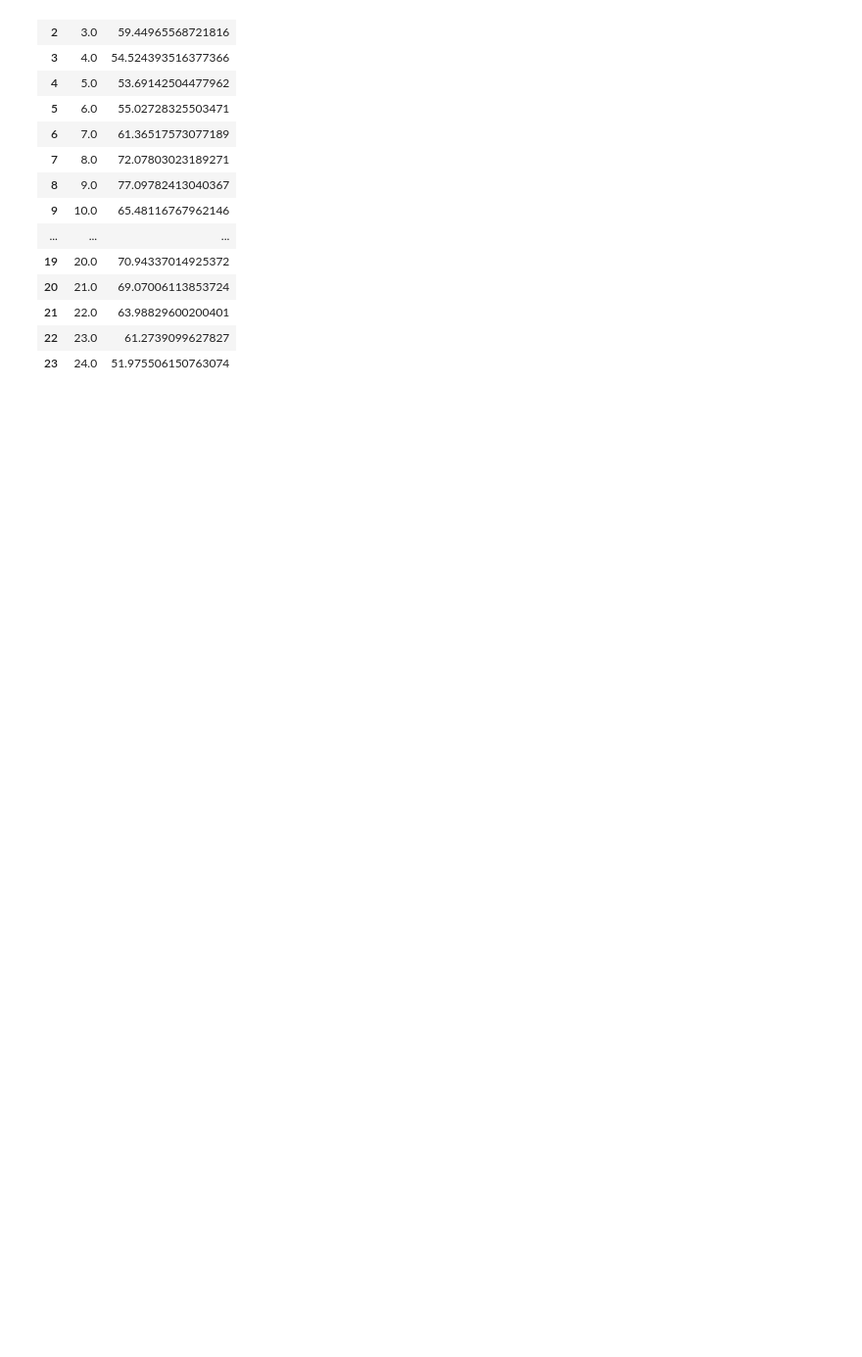
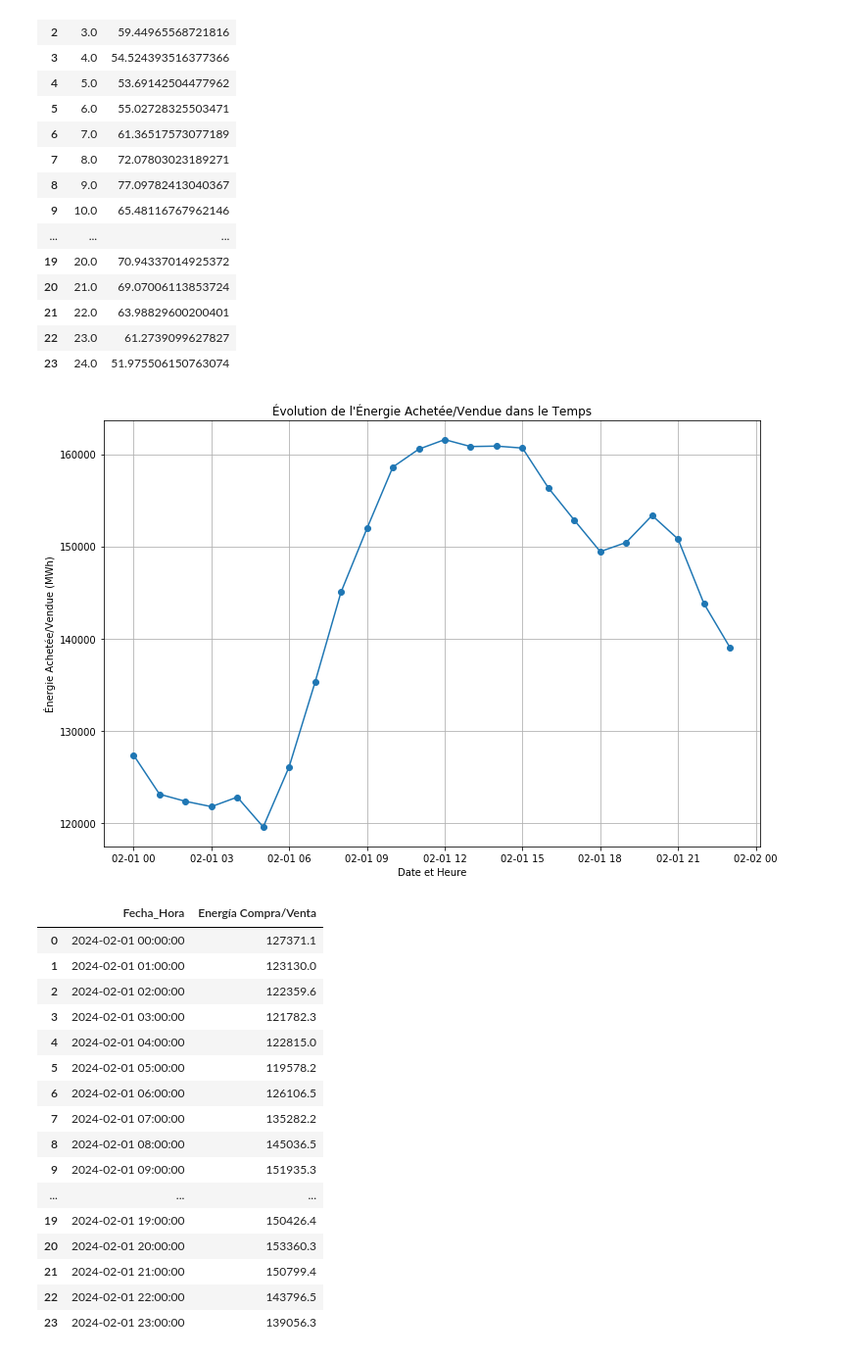
Before and after one commit to joseluissanchezr/analisis_datos, a Jupyter notebook: Grupo_3/visualisation.ipynb, the cells around one changed output. Shown at 98% size. Saved outputs shown, nothing was run; the diff lists cells and outputs as text; code cells hidden in the pictures; blank space fills up the shorter version.

```diff
--- a/Grupo_3/visualisation.ipynb
+++ b/Grupo_3/visualisation.ipynb
@@ -385,3 +362,42 @@ equilibrium_df
 | 21 | 22.0 | 63.98829600200401 |
 | 22 | 23.0 | 61.2739099627827 |
 | 23 | 24.0 | 51.975506150763074 |
+# %%
+# PREVISION Test
+# Convertir la colonne 'Fecha' en datetime
+df['Fecha'] = pd.to_datetime(df['Fecha'], format='%d/%m/%Y')
+
+# Agréger les données par date et heure pour obtenir la somme de l'énergie achetée/vendue
+df['Fecha_Hora'] = df['Fecha'] + pd.to_timedelta(df['Hora'] - 1, unit='h')
+energy_per_hour = df.groupby('Fecha_Hora')['Energía Compra/Venta'].sum().reset_index()
+
+# Tracer la courbe de l'évolution de l'énergie achetée/vendue dans le temps
+plt.figure(figsize=(12, 8))
+plt.plot(energy_per_hour['Fecha_Hora'], energy_per_hour['Energía Compra/Venta'], marker='o', linestyle='-')
+plt.title("Évolution de l'Énergie Achetée/Vendue dans le Temps")
+plt.xlabel('Date et Heure')
+plt.ylabel('Énergie Achetée/Vendue (MWh)')
+plt.grid(True)
+plt.show()
+
+# Afficher le DataFrame de l'énergie achetée/vendue par heure
+energy_per_hour
+# %% [output]
+[figure, added]
+|  | Fecha_Hora | Energía Compra/Venta |
+| 0 | 2024-02-01 00:00:00 | 127371.1 |
+| 1 | 2024-02-01 01:00:00 | 123130.0 |
+| 2 | 2024-02-01 02:00:00 | 122359.6 |
+| 3 | 2024-02-01 03:00:00 | 121782.3 |
+| 4 | 2024-02-01 04:00:00 | 122815.0 |
+| 5 | 2024-02-01 05:00:00 | 119578.2 |
+| 6 | 2024-02-01 06:00:00 | 126106.5 |
+| 7 | 2024-02-01 07:00:00 | 135282.2 |
+| 8 | 2024-02-01 08:00:00 | 145036.5 |
+| 9 | 2024-02-01 09:00:00 | 151935.3 |
+| ... | ... | ... |
+| 19 | 2024-02-01 19:00:00 | 150426.4 |
+| 20 | 2024-02-01 20:00:00 | 153360.3 |
+| 21 | 2024-02-01 21:00:00 | 150799.4 |
+| 22 | 2024-02-01 22:00:00 | 143796.5 |
+| 23 | 2024-02-01 23:00:00 | 139056.3 |
```
Also changed, not shown: parts of 7 cells of this notebook, 1 other file.
